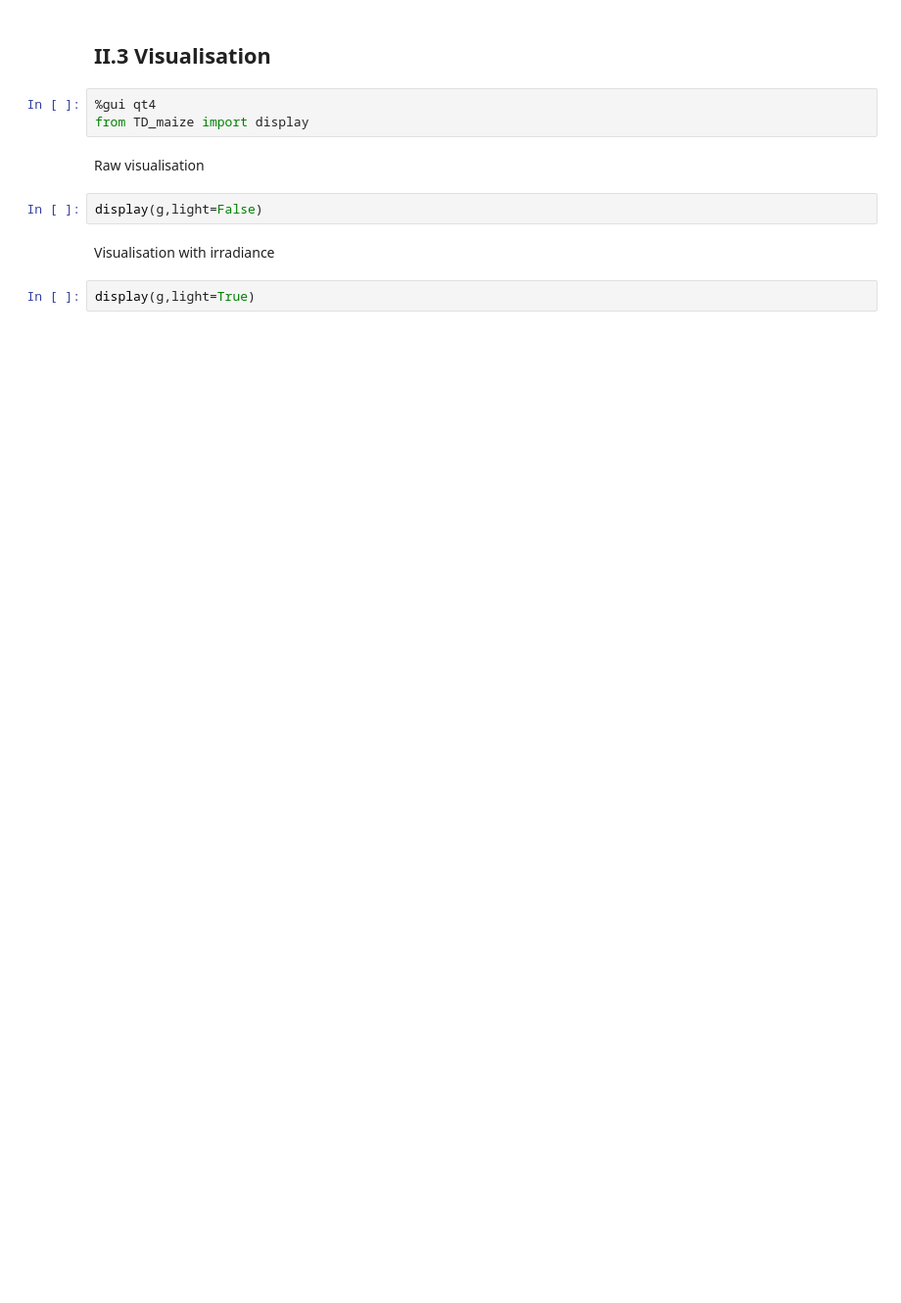
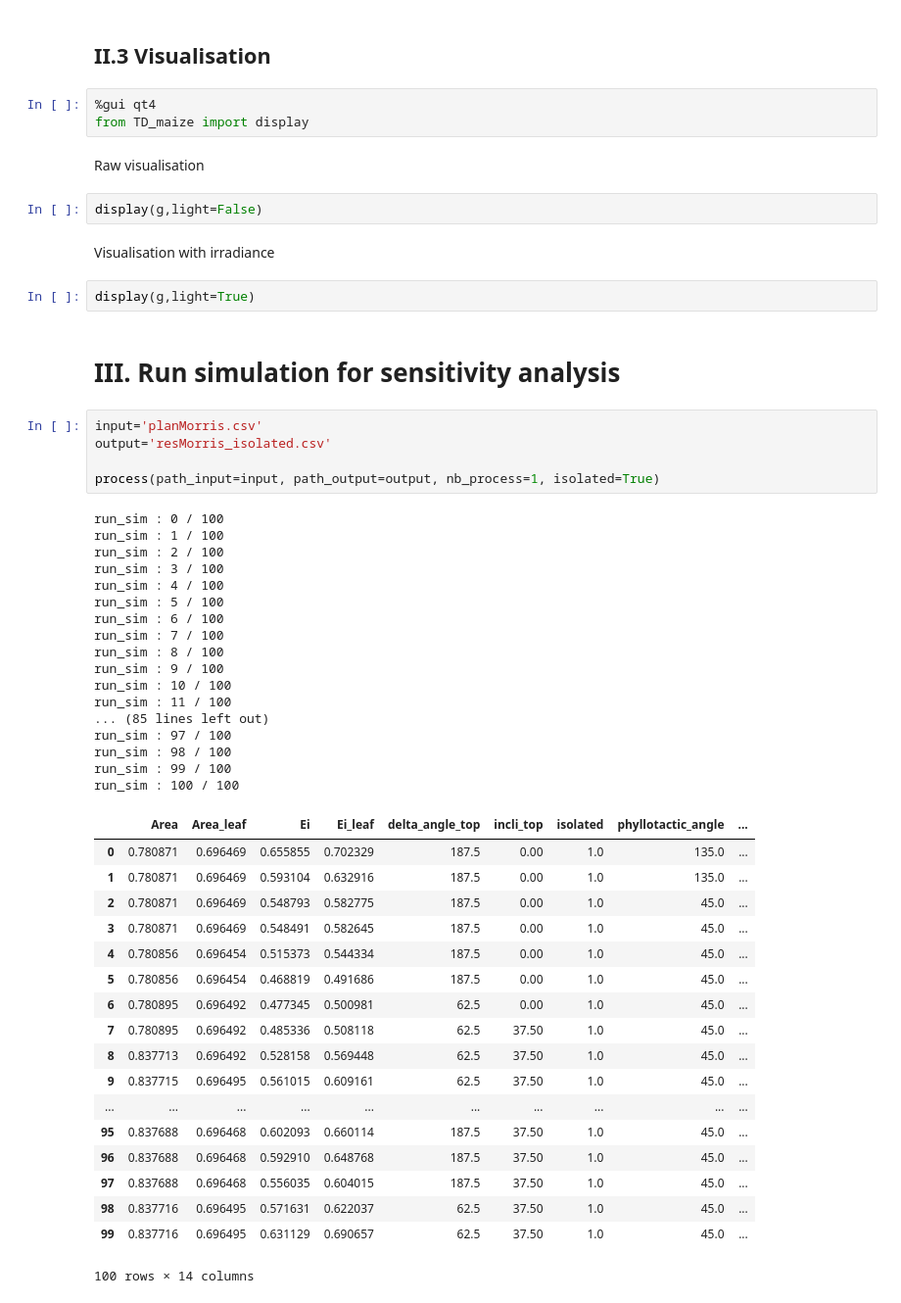
Before and after one commit to openalea-training/agreenium_training_2018, a Jupyter notebook: TD_sensitivity/3D_Maize_parameters.ipynb, the cells around one changed output. Shown: that part at 98% size. Drawn from its saved outputs; the diff is of its cells as text; blank space fills up the shorter version.

Commit message:
Update sensitivity

```diff
--- a/TD_sensitivity/3D_Maize_parameters.ipynb
+++ b/TD_sensitivity/3D_Maize_parameters.ipynb
@@ -288,3 +237,46 @@ display(g,light=False)
 Visualisation with irradiance
 # %%
 display(g,light=True)
+# %% [markdown]
+# III. Run simulation for sensitivity analysis
+# %%
+input='planMorris.csv'
+output='resMorris_isolated.csv'
+
+process(path_input=input, path_output=output, nb_process=1, isolated=True)
+# %% [output]
+run_sim : 0 / 100
+run_sim : 1 / 100
+run_sim : 2 / 100
+run_sim : 3 / 100
+run_sim : 4 / 100
+run_sim : 5 / 100
+run_sim : 6 / 100
+run_sim : 7 / 100
+run_sim : 8 / 100
+run_sim : 9 / 100
+run_sim : 10 / 100
+run_sim : 11 / 100
+... (85 lines left out)
+run_sim : 97 / 100
+run_sim : 98 / 100
+run_sim : 99 / 100
+run_sim : 100 / 100
+|  | Area | Area_leaf | Ei | Ei_leaf | delta_angle_top | incli_top | isolated | phyllotactic_angle | ... |
+| 0 | 0.780871 | 0.696469 | 0.655855 | 0.702329 | 187.5 | 0.00 | 1.0 | 135.0 | ... |
+| 1 | 0.780871 | 0.696469 | 0.593104 | 0.632916 | 187.5 | 0.00 | 1.0 | 135.0 | ... |
+| 2 | 0.780871 | 0.696469 | 0.548793 | 0.582775 | 187.5 | 0.00 | 1.0 | 45.0 | ... |
+| 3 | 0.780871 | 0.696469 | 0.548491 | 0.582645 | 187.5 | 0.00 | 1.0 | 45.0 | ... |
+| 4 | 0.780856 | 0.696454 | 0.515373 | 0.544334 | 187.5 | 0.00 | 1.0 | 45.0 | ... |
+| 5 | 0.780856 | 0.696454 | 0.468819 | 0.491686 | 187.5 | 0.00 | 1.0 | 45.0 | ... |
+| 6 | 0.780895 | 0.696492 | 0.477345 | 0.500981 | 62.5 | 0.00 | 1.0 | 45.0 | ... |
+| 7 | 0.780895 | 0.696492 | 0.485336 | 0.508118 | 62.5 | 37.50 | 1.0 | 45.0 | ... |
+| 8 | 0.837713 | 0.696492 | 0.528158 | 0.569448 | 62.5 | 37.50 | 1.0 | 45.0 | ... |
+| 9 | 0.837715 | 0.696495 | 0.561015 | 0.609161 | 62.5 | 37.50 | 1.0 | 45.0 | ... |
+| ... | ... | ... | ... | ... | ... | ... | ... | ... | ... |
+| 95 | 0.837688 | 0.696468 | 0.602093 | 0.660114 | 187.5 | 37.50 | 1.0 | 45.0 | ... |
+| 96 | 0.837688 | 0.696468 | 0.592910 | 0.648768 | 187.5 | 37.50 | 1.0 | 45.0 | ... |
+| 97 | 0.837688 | 0.696468 | 0.556035 | 0.604015 | 187.5 | 37.50 | 1.0 | 45.0 | ... |
+| 98 | 0.837716 | 0.696495 | 0.571631 | 0.622037 | 62.5 | 37.50 | 1.0 | 45.0 | ... |
+| 99 | 0.837716 | 0.696495 | 0.631129 | 0.690657 | 62.5 | 37.50 | 1.0 | 45.0 | ... |
+100 rows × 14 columns
```
Also changed, not shown: parts of 19 cells of this notebook, 5 other files.
